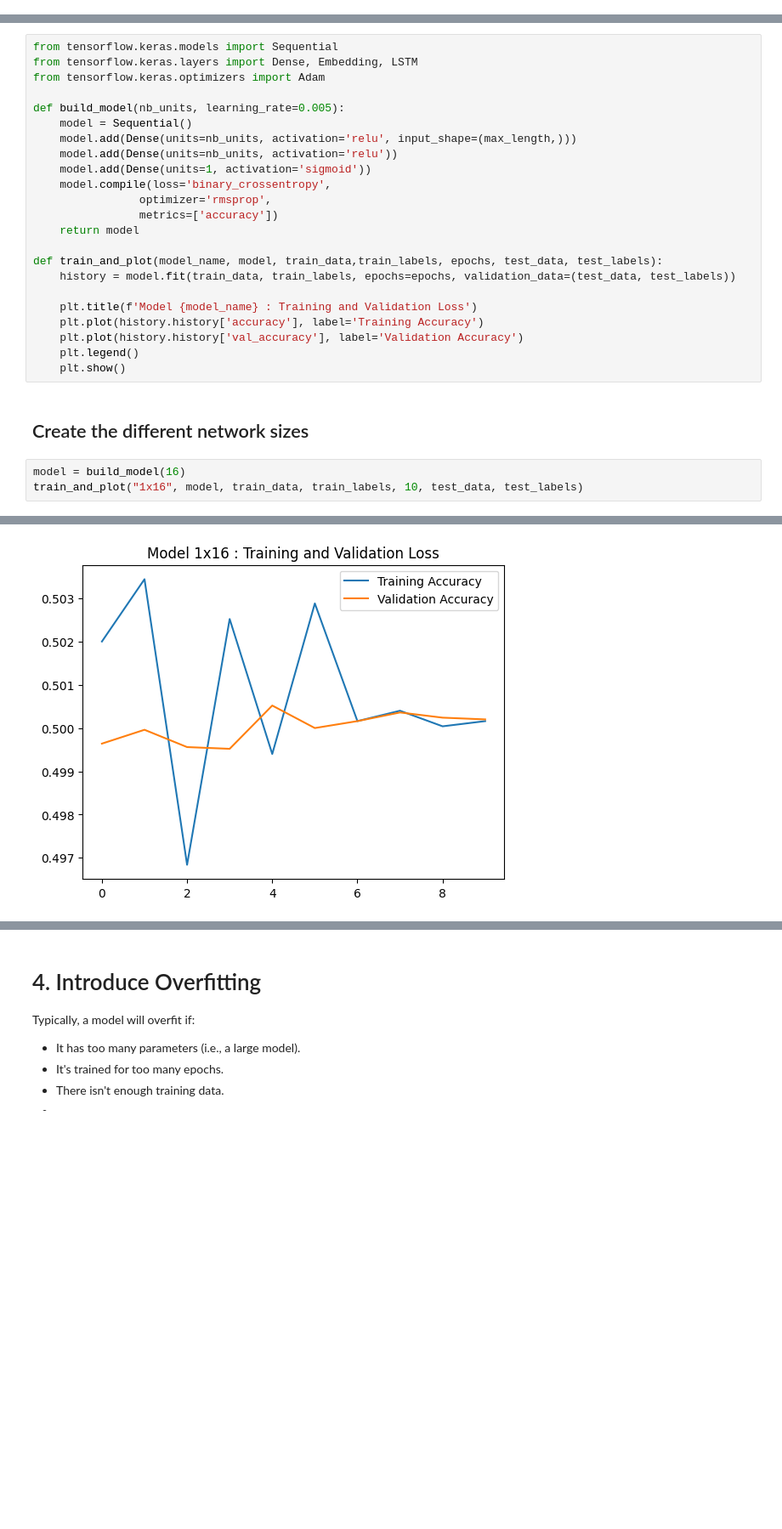
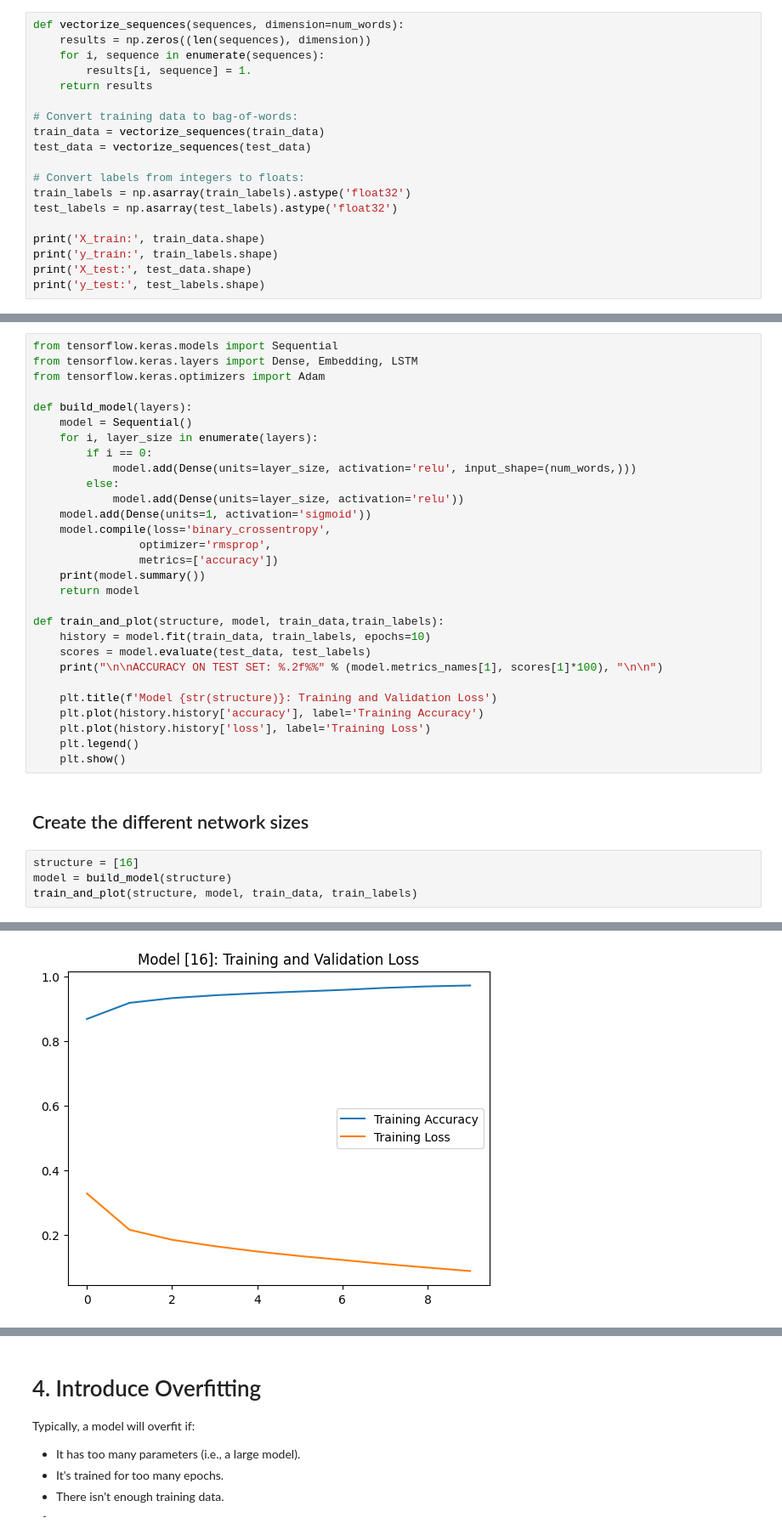
Before and after one commit to pixselve-school/AI_KERICHARD_ADAM, a Jupyter notebook: TP1_2/Exercices/TP1_2_A.ipynb, the cells around one changed output, grey strips where cells are left out. Shown: that part at 85% size. Drawn from its saved outputs; the diff is of its cells as text; blank space fills up the shorter version.

```diff
--- a/TP1_2/Exercices/TP1_2_A.ipynb
+++ b/TP1_2/Exercices/TP1_2_A.ipynb
@@ -30,0 +35,19 @@ Length of second training sample: 189
+# %%
+def vectorize_sequences(sequences, dimension=num_words):
+    results = np.zeros((len(sequences), dimension))
+    for i, sequence in enumerate(sequences):
+        results[i, sequence] = 1.
+    return results
+
+# Convert training data to bag-of-words:
+train_data = vectorize_sequences(train_data)
+test_data = vectorize_sequences(test_data)
+
+# Convert labels from integers to floats:
+train_labels = np.asarray(train_labels).astype('float32')
+test_labels = np.asarray(test_labels).astype('float32')
+
+print('X_train:', train_data.shape)
+print('y_train:', train_labels.shape)
+print('X_test:', test_data.shape)
+print('y_test:', test_labels.shape)
@@ -60,27 +88,34 @@ from tensorflow.keras.models import Sequential
 from tensorflow.keras.layers import Dense, Embedding, LSTM
 from tensorflow.keras.optimizers import Adam
 
-def build_model(nb_units, learning_rate=0.005):
+def build_model(layers):
     model = Sequential()
-    model.add(Dense(units=nb_units, activation='relu', input_shape=(max_length,)))
-    model.add(Dense(units=nb_units, activation='relu'))
+    for i, layer_size in enumerate(layers):
+        if i == 0:
+            model.add(Dense(units=layer_size, activation='relu', input_shape=(num_words,)))
+        else:
+            model.add(Dense(units=layer_size, activation='relu'))
     model.add(Dense(units=1, activation='sigmoid'))
     model.compile(loss='binary_crossentropy',
                 optimizer='rmsprop',
                 metrics=['accuracy'])
+    print(model.summary())
     return model
 
-def train_and_plot(model_name, model, train_data,train_labels, epochs, test_data, test_labels):
-    history = model.fit(train_data, train_labels, epochs=epochs, validation_data=(test_data, test_labels))
+def train_and_plot(structure, model, train_data,train_labels):
+    history = model.fit(train_data, train_labels, epochs=10)
+    scores = model.evaluate(test_data, test_labels)
+    print("\n\nACCURACY ON TEST SET: %.2f%%" % (model.metrics_names[1], scores[1]*100), "\n\n")
 
-    plt.title(f'Model {model_name} : Training and Validation Loss')
+    plt.title(f'Model {str(structure)}: Training and Validation Loss')
     plt.plot(history.history['accuracy'], label='Training Accuracy')
-    plt.plot(history.history['val_accuracy'], label='Validation Accuracy')
+    plt.plot(history.history['loss'], label='Training Loss')
     plt.legend()
     plt.show()
 # %% [markdown]
 ## Create the different network sizes
 # %%
-model = build_model(16)
-train_and_plot("1x16", model, train_data, train_labels, 10, test_data, test_labels)
+structure = [16]
+model = build_model(structure)
+train_and_plot(structure, model, train_data, train_labels)
 # %% [output]
@@ -107 +139 @@ Epoch 10/10
-[figure, old version]
+[figure, new version]
```
Also changed, not shown: parts of 5 cells of this notebook, 1 other file.
